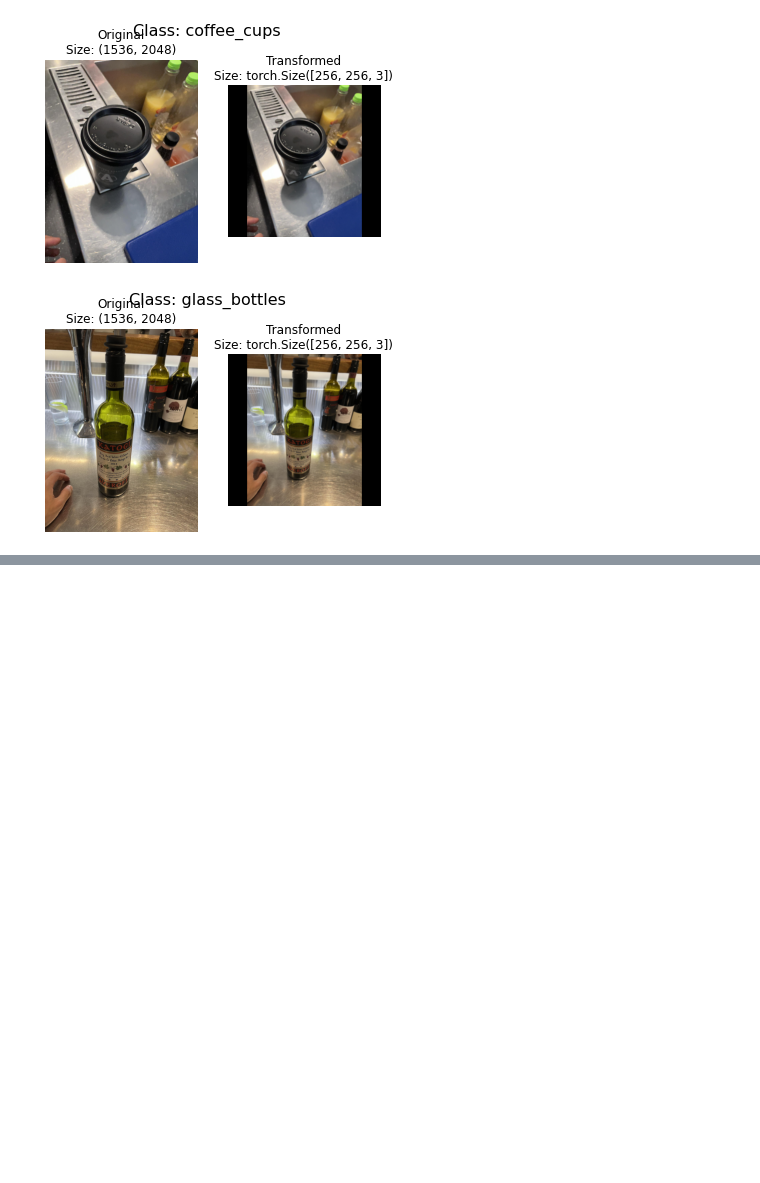
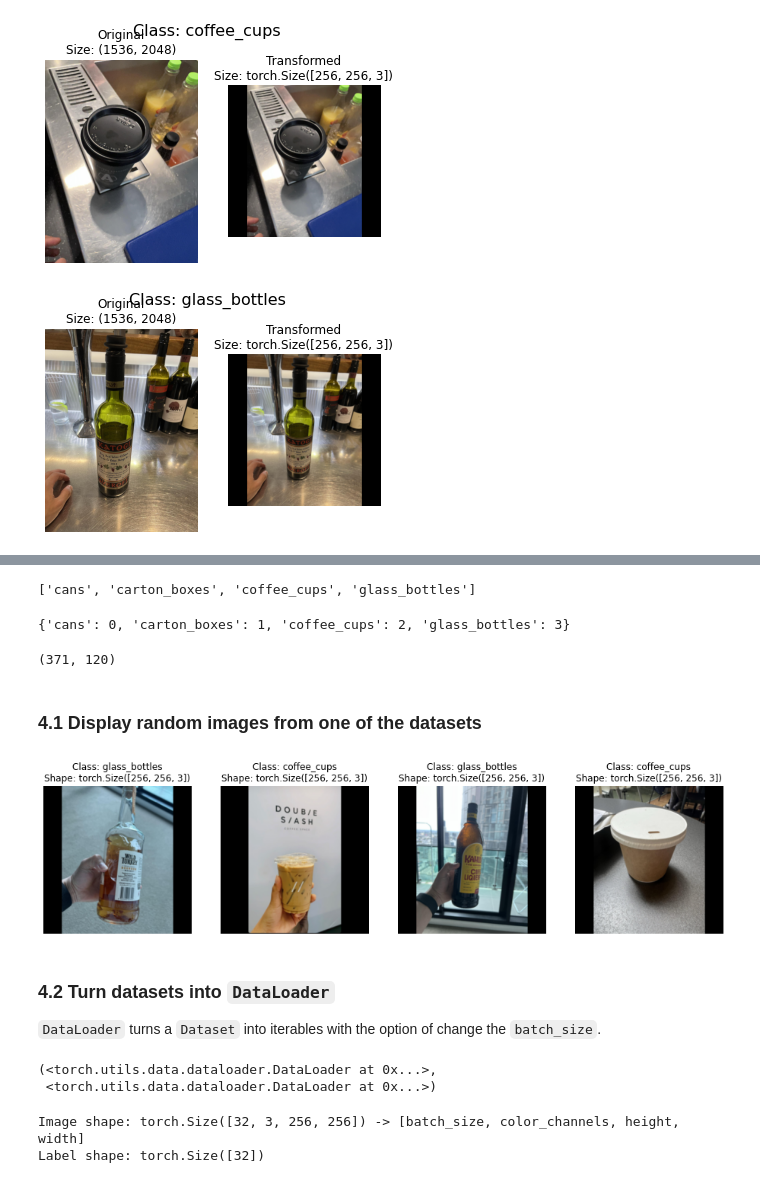
Before and after one commit to Jotadebeese/rubbish_classifier, a Jupyter notebook: rubbish_classifier_v0.001.ipynb, the cells around one changed output, grey strips where cells are left out. Drawn from its saved outputs; the diff is of its cells as text; code cells hidden in the pictures; blank space fills up the shorter version.

Commit message:
Added chapter 4. Loading image data by ImageFolder

```diff
--- a/rubbish_classifier_v0.001.ipynb
+++ b/rubbish_classifier_v0.001.ipynb
@@ -288,0 +291,11 @@ plot_tranformed_img(images_path=images_path_list,
+# %%
+# Use ImageFolder to create dataset(s)
+from torchvision import datasets
+
+train_data = datasets.ImageFolder(root=train_dir,
+                                  transform=train_transform)
+
+test_data = datasets.ImageFolder(root=test_dir,
+                                 transform=test_transform)
+
+train_data, test_data
@@ -288,0 +321,19 @@ plot_tranformed_img(images_path=images_path_list,
+# %%
+# Get class names
+class_names = train_data.classes
+class_names
+# %% [output]
+['cans', 'carton_boxes', 'coffee_cups', 'glass_bottles']
+# %%
+# Get class names as dictionary
+class_dict = train_data.class_to_idx
+class_dict
+# %% [output]
+{'cans': 0, 'carton_boxes': 1, 'coffee_cups': 2, 'glass_bottles': 3}
+# %%
+# Check lengths of datasets
+len(train_data), len(test_data)
+# %% [output]
+(371, 120)
+# %% [markdown]
+### 4.1 Display random images from one of the datasets
@@ -288,0 +381,40 @@ plot_tranformed_img(images_path=images_path_list,
+# %%
+# Display random images from datasets
+display_random_images(dataset=train_data,
+                      n=4,
+                      classes=class_names)
+# %% [output]
+[figure, added]
+# %% [markdown]
+### 4.2 Turn datasets into `DataLoader`
+
+`DataLoader` turns a `Dataset` into iterables with the option of change the `batch_size`.
+# %%
+import os
+from torch.utils.data import DataLoader
+
+# Turn train and set datasets into DataLoaders
+BATCH_SIZE = 32
+NUM_WORKERS = os.cpu_count()
+
+train_dataloader = DataLoader(dataset=train_data,
+                              batch_size=BATCH_SIZE,
+                              num_workers=NUM_WORKERS,
+                              shuffle=True)
+test_dataloader = DataLoader(dataset=test_data,
+                             batch_size=BATCH_SIZE,
+                             num_workers=NUM_WORKERS,
+                             shuffle=False)
+
+train_dataloader, test_dataloader
+# %% [output]
+(<torch.utils.data.dataloader.DataLoader at 0x...>,
+ <torch.utils.data.dataloader.DataLoader at 0x...>)
+# %%
+img, label = next(iter(train_dataloader))
+
+print(f"Image shape: {img.shape} -> [batch_size, color_channels, height, width]")
+print(f"Label shape: {label.shape}")
+# %% [output]
+Image shape: torch.Size([32, 3, 256, 256]) -> [batch_size, color_channels, height, width]
+Label shape: torch.Size([32])
```
Also changed, not shown: parts of 3 cells of this notebook.
